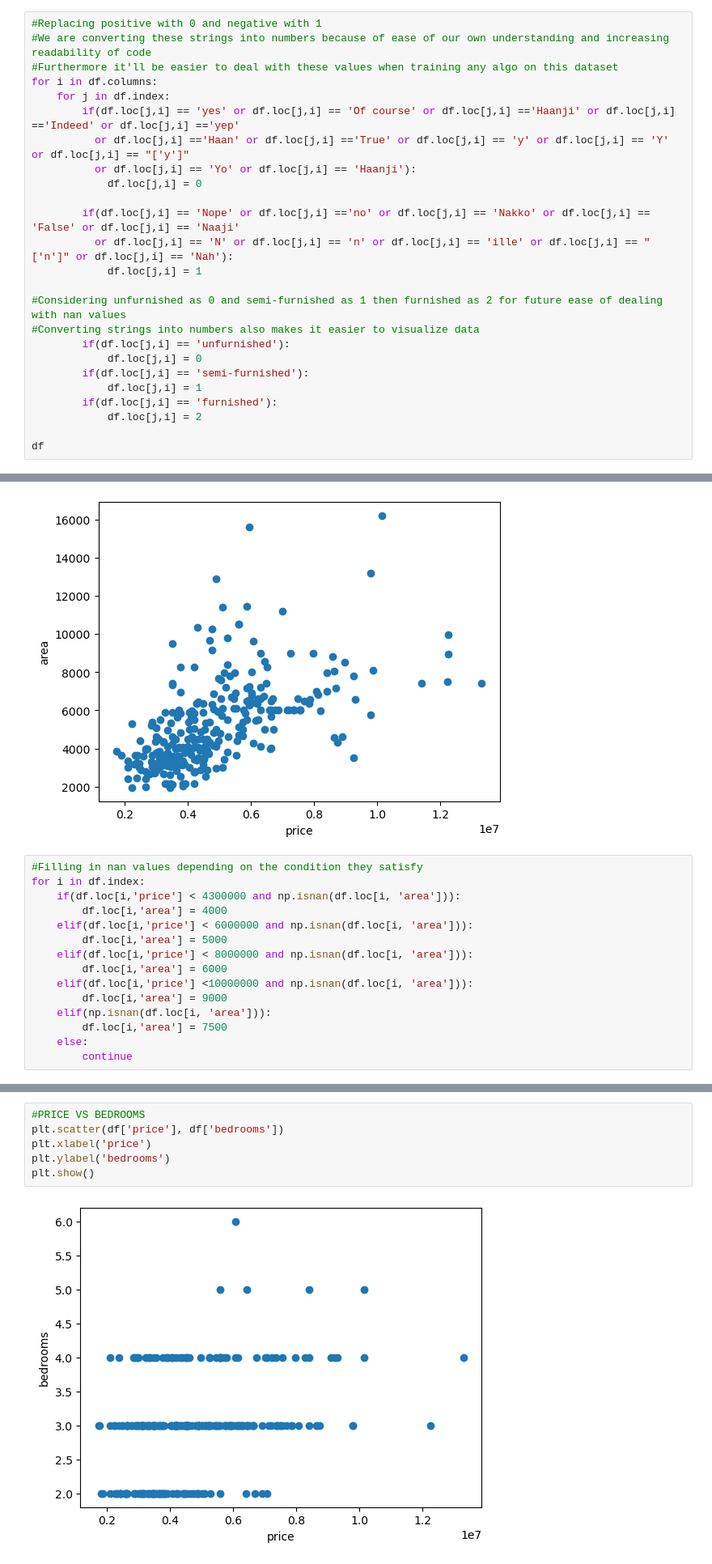
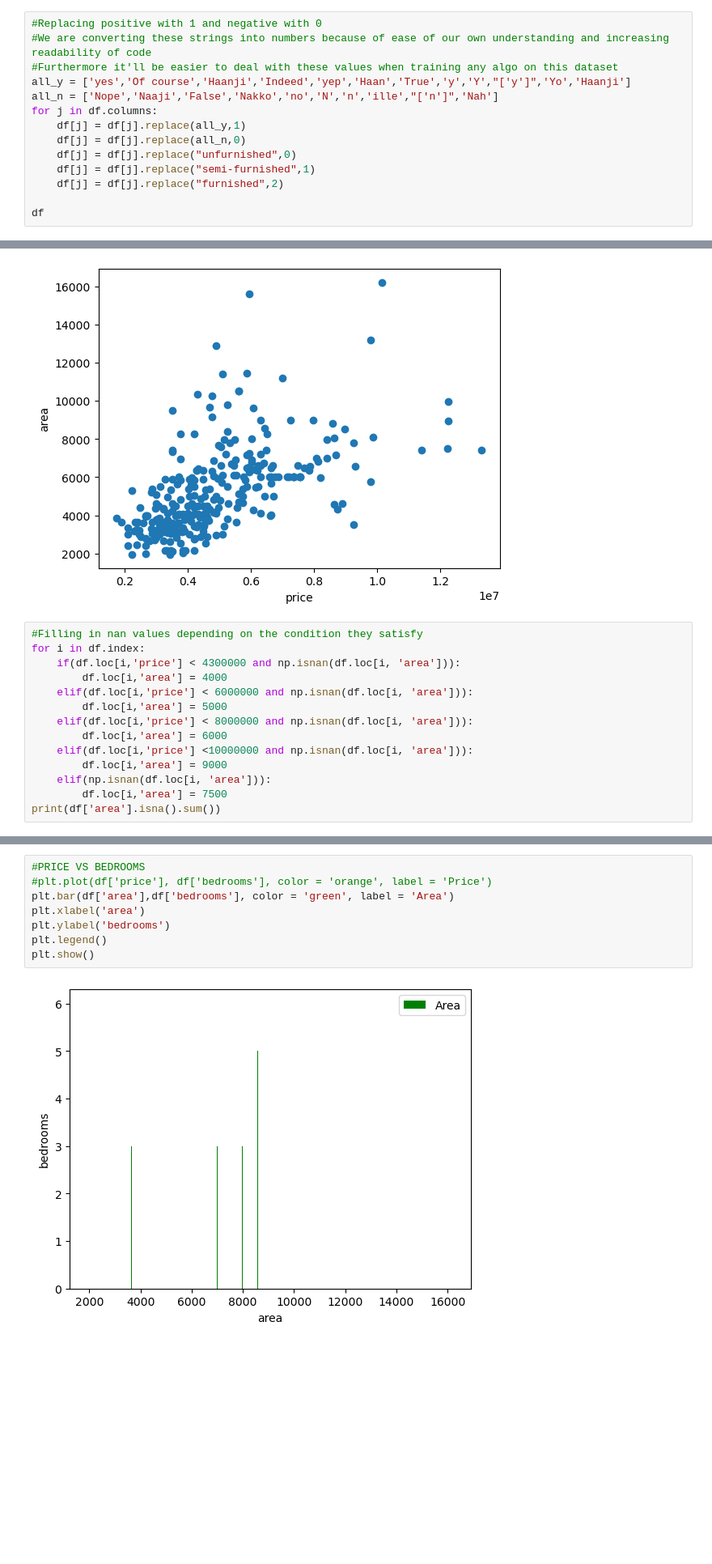
Before and after one commit to prakhar936/Data-Cleaning-Task, a Jupyter notebook: prakhar_task4.ipynb, the cells around one changed output, grey strips where cells are left out. Shown at 81% size. Saved outputs shown, nothing was run; the diff lists cells and outputs as text; blank space fills up the shorter version.

Commit message:
Data Cleaning : Improvised

```diff
--- a/prakhar_task4.ipynb
+++ b/prakhar_task4.ipynb
@@ -66,28 +52,17 @@ price
 furnishingstatus
 [nan 'furnished' 'unfurnished' 'semi-furnished']
 # %%
-#Replacing positive with 0 and negative with 1
+#Replacing positive with 1 and negative with 0
 #We are converting these strings into numbers because of ease of our own understanding and increasing readability of code
 #Furthermore it'll be easier to deal with these values when training any algo on this dataset
-for i in df.columns:
-    for j in df.index:
-        if(df.loc[j,i] == 'yes' or df.loc[j,i] == 'Of course' or df.loc[j,i] =='Haanji' or df.loc[j,i] =='Indeed' or df.loc[j,i] =='yep'
-          or df.loc[j,i] =='Haan' or df.loc[j,i] =='True' or df.loc[j,i] == 'y' or df.loc[j,i] == 'Y' or df.loc[j,i] == "['y']"
-          or df.loc[j,i] == 'Yo' or df.loc[j,i] == 'Haanji'):
-            df.loc[j,i] = 0
-
-        if(df.loc[j,i] == 'Nope' or df.loc[j,i] =='no' or df.loc[j,i] == 'Nakko' or df.loc[j,i] == 'False' or df.loc[j,i] == 'Naaji'
-          or df.loc[j,i] == 'N' or df.loc[j,i] == 'n' or df.loc[j,i] == 'ille' or df.loc[j,i] == "['n']" or df.loc[j,i] == 'Nah'):
-            df.loc[j,i] = 1
-
-#Considering unfurnished as 0 and semi-furnished as 1 then furnished as 2 for future ease of dealing with nan values
-#Converting strings into numbers also makes it easier to visualize data
-        if(df.loc[j,i] == 'unfurnished'):
-            df.loc[j,i] = 0
-        if(df.loc[j,i] == 'semi-furnished'):
-            df.loc[j,i] = 1
-        if(df.loc[j,i] == 'furnished'):
-            df.loc[j,i] = 2
+all_y = ['yes','Of course','Haanji','Indeed','yep','Haan','True','y','Y',"['y']",'Yo','Haanji']
+all_n = ['Nope','Naaji','False','Nakko','no','N','n','ille',"['n']",'Nah']
+for j in df.columns:
+    df[j] = df[j].replace(all_y,1)
+    df[j] = df[j].replace(all_n,0)
+    df[j] = df[j].replace("unfurnished",0)
+    df[j] = df[j].replace("semi-furnished",1)
+    df[j] = df[j].replace("furnished",2)
 
 df
 # %% [output]
@@ -190,5 +133,4 @@ for i in df.index:
         df.loc[i,'area'] = 9000
     elif(np.isnan(df.loc[i, 'area'])):
         df.loc[i,'area'] = 7500
-    else:
-        continue
+print(df['area'].isna().sum())
@@ -211,9 +139,11 @@ df
 # %%
 #PRICE VS BEDROOMS
-plt.scatter(df['price'], df['bedrooms'])
-plt.xlabel('price')
+#plt.plot(df['price'], df['bedrooms'], color = 'orange', label = 'Price')
+plt.bar(df['area'],df['bedrooms'], color = 'green', label = 'Area')
+plt.xlabel('area')
 plt.ylabel('bedrooms')
+plt.legend()
 plt.show()
 # %% [output]
-[figure, old version]
+[figure, new version]
 # %%
```
Also changed, not shown: parts of 43 cells of this notebook, 3 other files.
